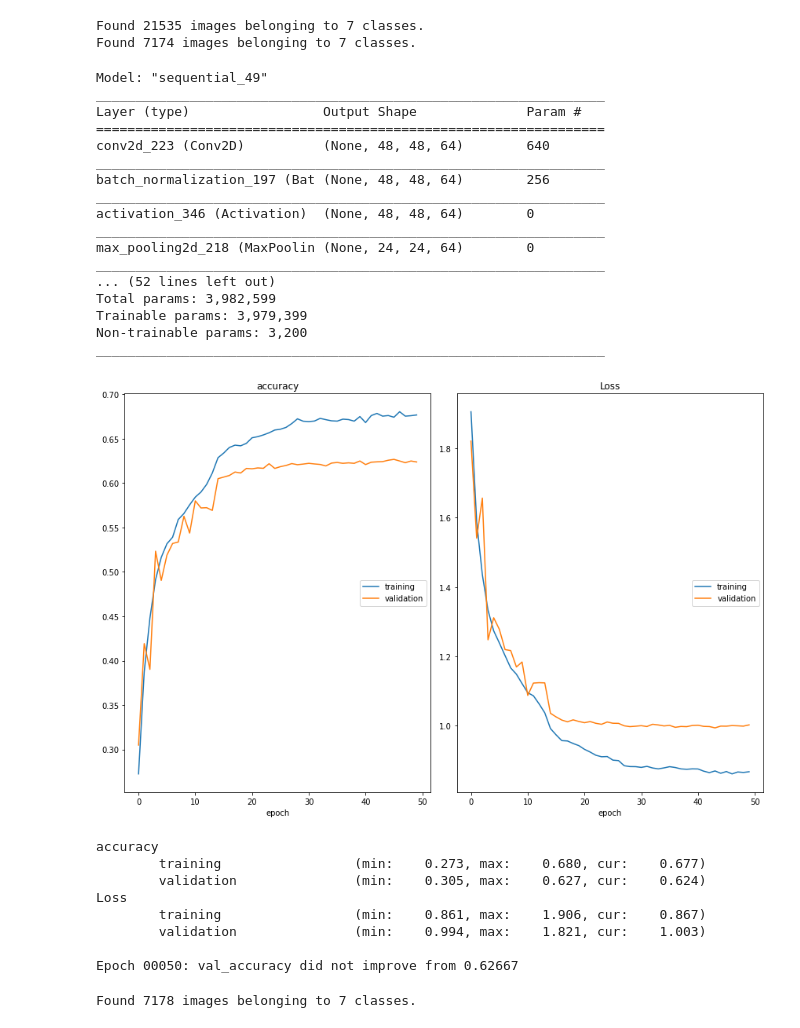
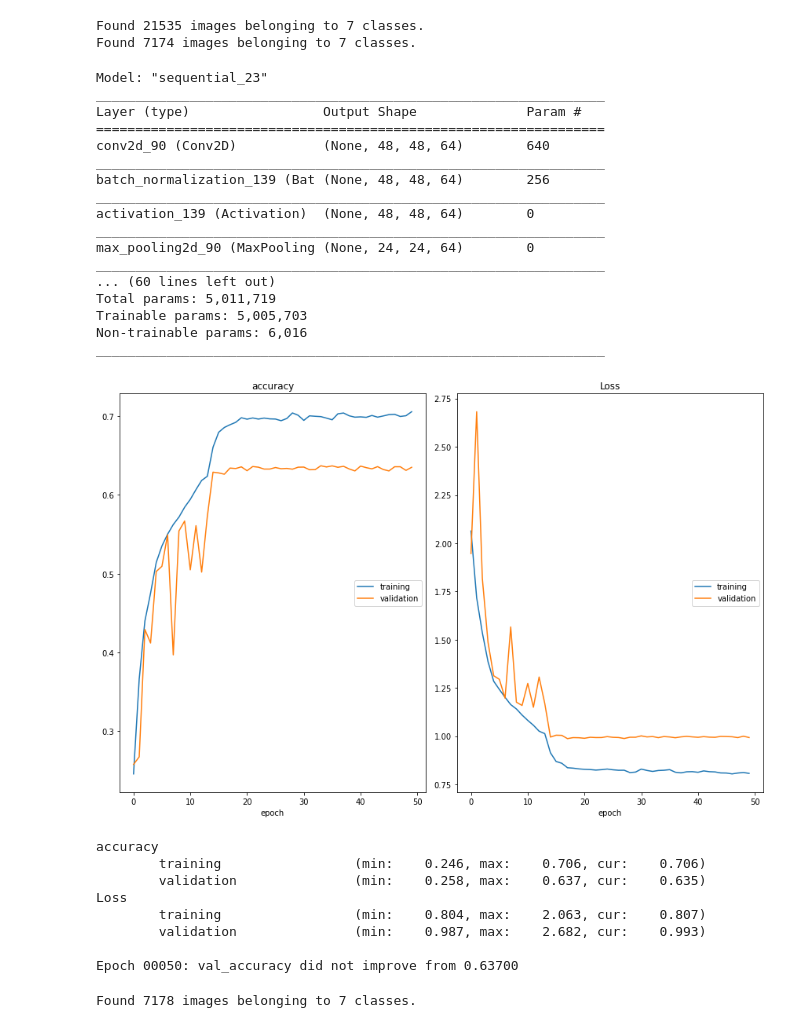
Before and after one commit to payo101/Facial-Expression-Detection, a Jupyter notebook: Emotion_Trainer.ipynb, the cells around one changed output. Drawn from its saved outputs; the diff is of its cells as text; code cells hidden in the pictures.

Commit message:
Slight improvement in model

```diff
--- a/Emotion_Trainer.ipynb
+++ b/Emotion_Trainer.ipynb
@@ -118,14 +118,14 @@ model.add(MaxPool2D((2, 2)))
 model.add(Dropout(0.25))
 
 #Layer 2
-model.add(Conv2D(128, (3, 3), padding='same'))
+model.add(Conv2D(128, (5, 5), padding='same'))
 model.add(BatchNormalization())
 model.add(Activation('relu'))
 model.add(MaxPool2D((2, 2)))
 model.add(Dropout(0.25))
 
 #Layer 3
-model.add(Conv2D(256, (3, 3), padding='same'))
+model.add(Conv2D(512, (3, 3), padding='same'))
 model.add(BatchNormalization())
 model.add(Activation('relu'))
 model.add(MaxPool2D((2, 2)))
@@ -140,76 +140,81 @@ model.add(Dropout(0.25))
 
 model.add(Flatten())
 
+model.add(Dense(256))
+model.add(BatchNormalization())
+model.add(Activation('relu'))
+model.add(Dropout(0.4))
+
 model.add(Dense(512))
 model.add(BatchNormalization())
 model.add(Activation('relu'))
 model.add(Dropout(0.4))
 
-model.add(Dense(128))
+model.add(Dense(1024))
 model.add(BatchNormalization())
 model.add(Activation('relu'))
-model.add(Dropout(0.4))
+model.add(Dropout(0.5))
 
 model.add(Dense(7, activation='softmax'))
 
-optimizer = Adam(learning_rate=0.0006)#RMSprop(learning_rate=0.001)
+optimizer = Adam(learning_rate=0.003)#RMSprop(learning_rate=0.001)
 model.compile(optimizer=optimizer, loss='categorical_crossentropy', metrics=['accuracy'])
 # %%
 model.summary()
 # %% [output]
-Model: "sequential_49"
+Model: "sequential_23"
 _________________________________________________________________
 Layer (type)                 Output Shape              Param #
 =================================================================
-conv2d_223 (Conv2D)          (None, 48, 48, 64)        640
+conv2d_90 (Conv2D)           (None, 48, 48, 64)        640
 _________________________________________________________________
-batch_normalization_197 (Bat (None, 48, 48, 64)        256
+batch_normalization_139 (Bat (None, 48, 48, 64)        256
 _________________________________________________________________
-activation_346 (Activation)  (None, 48, 48, 64)        0
+activation_139 (Activation)  (None, 48, 48, 64)        0
 _________________________________________________________________
-max_pooling2d_218 (MaxPoolin (None, 24, 24, 64)        0
+max_pooling2d_90 (MaxPooling (None, 24, 24, 64)        0
 _________________________________________________________________
-... (52 lines left out)
-Total params: 3,982,599
-Trainable params: 3,979,399
-Non-trainable params: 3,200
+... (60 lines left out)
+Total params: 5,011,719
+Trainable params: 5,005,703
+Non-trainable params: 6,016
 _________________________________________________________________
 # %%
 epochs=50
 steps_per_epoch = train_generator.n // train_generator.batch_size
 validation_steps = validation_generator.n // validation_generator.batch_size
 
 checkpoint = ModelCheckpoint('weights.h5',
                              monitor='val_accuracy',
                              verbose=1,
                              save_best_only=True,
                              save_weights_only=True,
                              mode='max')
 
 earlystop = EarlyStopping(monitor='val_loss', min_delta=0.0005, patience=2, verbose=1, mode='min')
-LRreduce = ReduceLROnPlateau(monitor='val_loss', factor=0.1, patience=3, verbose=0, mode='auto', min_lr=0.00001)
+LRreduce = ReduceLROnPlateau(monitor='val_loss', factor=0.1, patience=2, verbose=0, mode='auto', min_lr=0.00001)
 
 callbacks = [PlotLossesKeras(), LRreduce, checkpoint]
 
 history = model.fit(
     train_generator,
     epochs=epochs,
     verbose=1,
     validation_data=validation_generator,
     steps_per_epoch=steps_per_epoch,
     validation_steps=validation_steps,
     callbacks=callbacks
 )
 # %% [output]
-[figure, old version]
+[figure, new version]
 accuracy
-        training                 (min:    0.273, max:    0.680, cur:    0.677)
-        validation               (min:    0.305, max:    0.627, cur:    0.624)
+        training                 (min:    0.246, max:    0.706, cur:    0.706)
+        validation               (min:    0.258, max:    0.637, cur:    0.635)
 Loss
-        training                 (min:    0.861, max:    1.906, cur:    0.867)
-        validation               (min:    0.994, max:    1.821, cur:    1.003)
+        training                 (min:    0.804, max:    2.063, cur:    0.807)
+        validation               (min:    0.987, max:    2.682, cur:    0.993)
 
-Epoch 00050: val_accuracy did not improve from 0.62667
+Epoch 00050: val_accuracy did not improve from 0.63700
 # %%
 img_size = 48
 batch_size = 32
```
Also changed, not shown: parts of 5 cells of this notebook.
